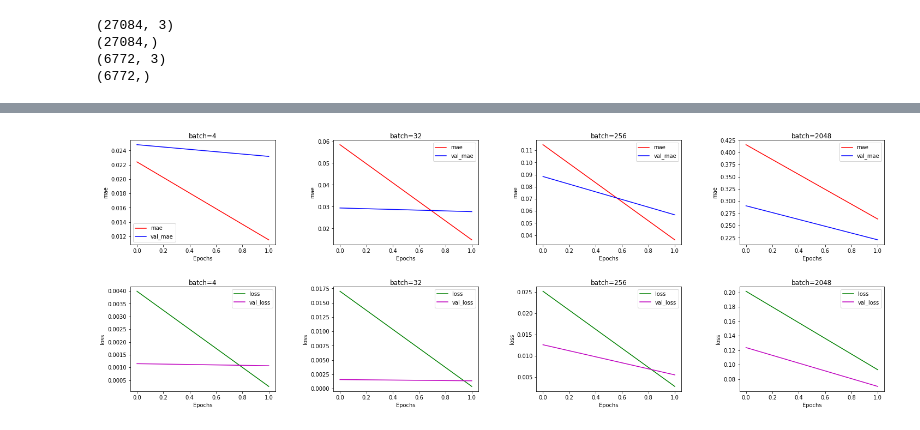
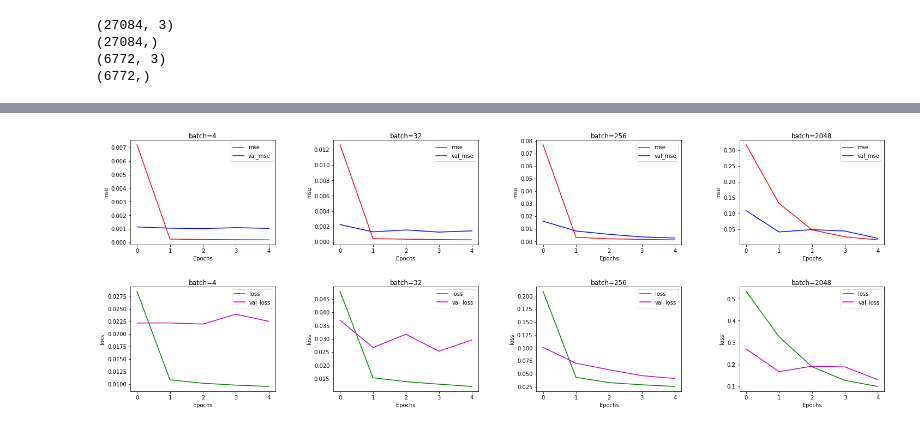
Before and after one commit to Mohamed-derbeli/Application-of-ML-in-a-fuel-cell-system, a Jupyter notebook: Modeling_of_a_Commercial_Heliocentris_PEMFC_System.ipynb, the cells around one changed output, grey strips where cells are left out. Drawn from its saved outputs; the diff is of its cells as text; code cells hidden in the pictures.

```diff
--- a/Modeling_of_a_Commercial_Heliocentris_PEMFC_System.ipynb
+++ b/Modeling_of_a_Commercial_Heliocentris_PEMFC_System.ipynb
@@ -331,12 +331,12 @@ for i in range(len(batch_sizes)):
   model.add(layers.Dense(1, activation="linear")) # for regression problem, the last layer would only require 1 node and a "linear activation function" or "no activation function".
   # Compile model
   model.compile(optimizer=optimizers.RMSprop(learning_rate=0.001),
-                  loss='mse',     # The purpose of loss functions is to compute the quantity that a model should seek to minimize during training mse=(predictions-targets)^2
-                  metrics=['mae']) # A metric is a function that is used to judge the performance of your model .
+                  loss='mae',     # The purpose of loss functions is to compute the quantity that a model should seek to minimize during training.
+                  metrics=['mse']) # A metric is a function that is used to judge the performance of your model .
   # fit model
   history = model.fit(Input_train, Output_train,
                       validation_data=(Input_test, Output_test),
-                      epochs=2,
+                      epochs=5,
                       batch_size=batch_sizes[i], #default 32
                       verbose=2 # verbose=0 will show you nothing/ verbose=1 will show you an animated progress for each epoch/ verbose=2 will just mention the number of epoch
                       )#callbacks=[callbacks])
@@ -344,7 +344,7 @@ for i in range(len(batch_sizes)):
   plot_no = 240 + (i+1)
   plot_no1 = 240 + (i+5)
   plt.subplot(plot_no)
-  plot_graphs(history, "mae", 'r', 'b')
+  plot_graphs(history, "mse", 'r', 'b')
   plt.title('batch='+str(batch_sizes[i]), pad=-40)
   plt.subplot(plot_no1)
   plot_graphs(history, "loss", 'g', 'm')
@@ -384,4 +385,4 @@ Epoch 2/2
-[figure, old version]
+[figure, new version]
 # %%
 # with urllib.request.urlopen('https://raw.githubusercontent.com/Mohamed-derbeli/Fuel-cell-system/main/FC50_All_data00.csv') as csvfile:
 #    read_data = csvfile.read().decode('utf-8')
```
Also changed, not shown: parts of 1 cell of this notebook.
